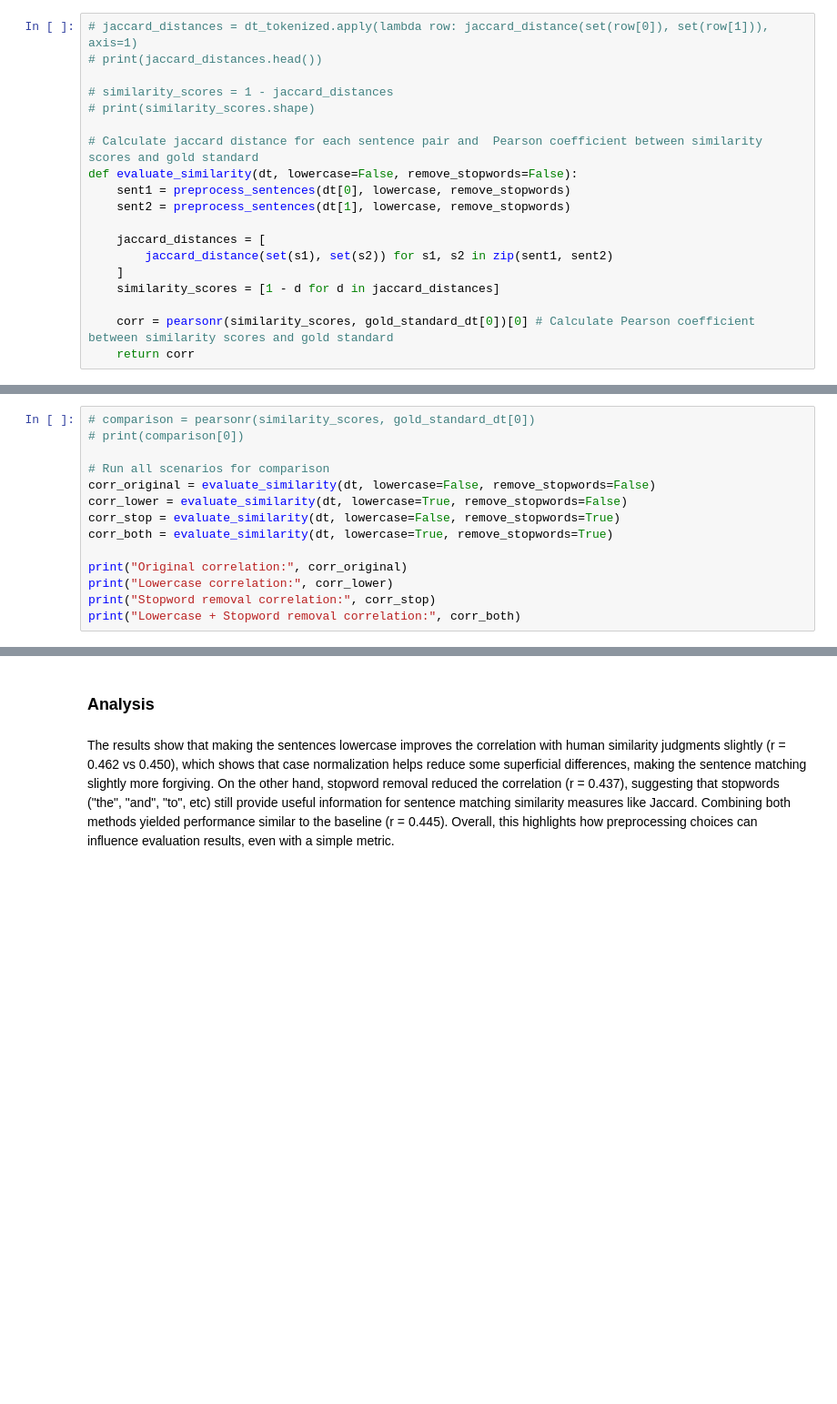
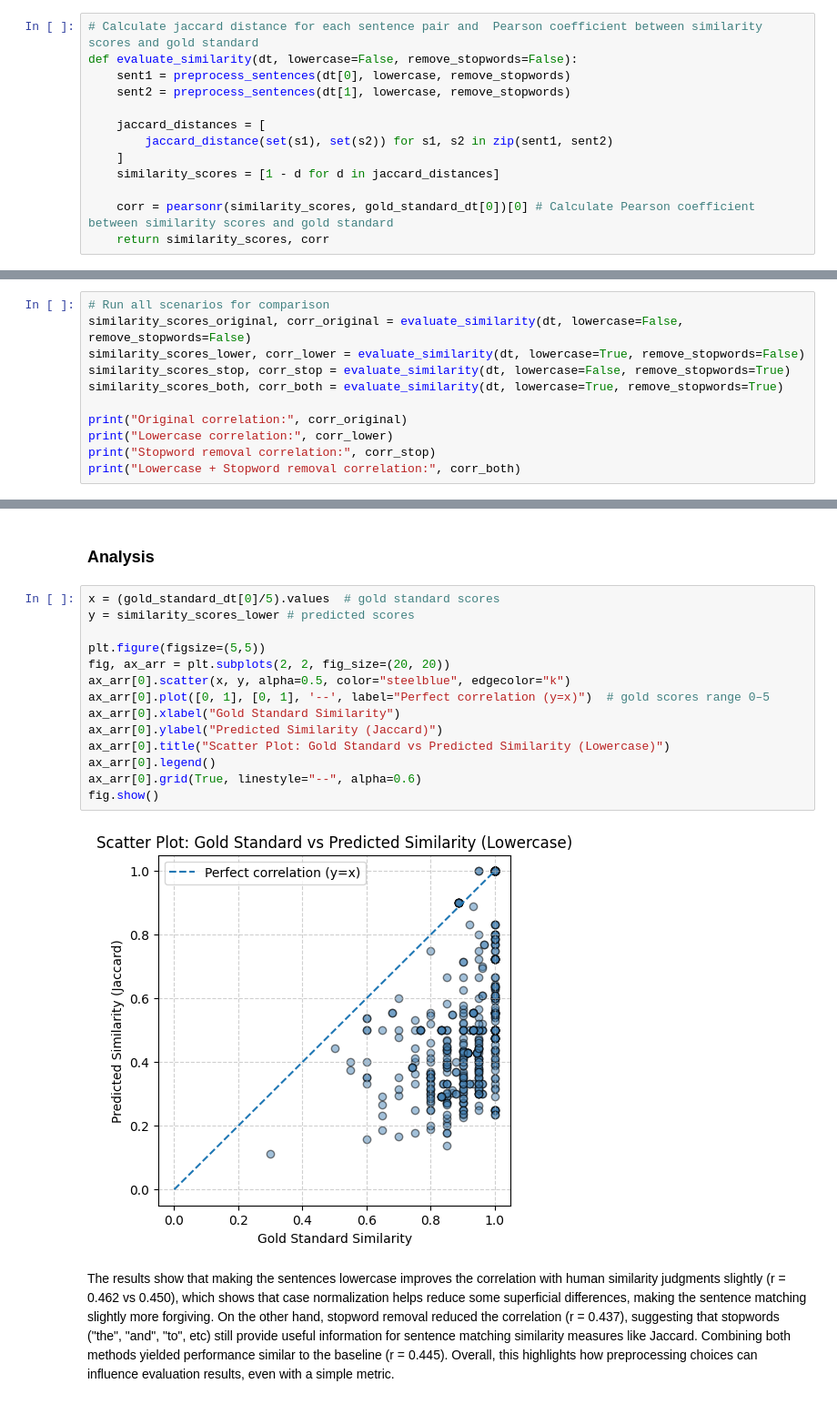
Before and after one commit to danielhess11/Lab2_Sentence_Similarity, a Jupyter notebook: lab2.ipynb, the cells around one changed output, grey strips where cells are left out. Shown: that part at 91% size. Drawn from its saved outputs; the diff is of its cells as text; blank space fills up the shorter version.

```diff
--- a/lab2.ipynb
+++ b/lab2.ipynb
@@ -53,12 +44,6 @@ def preprocess_sentences(sentences, lowercase=False, remove_stopwords=False):
 # %% [markdown]
 ### Similarity evaluation
 # %%
-# jaccard_distances = dt_tokenized.apply(lambda row: jaccard_distance(set(row[0]), set(row[1])), axis=1)
-# print(jaccard_distances.head())
-
-# similarity_scores = 1 - jaccard_distances
-# print(similarity_scores.shape)
-
 # Calculate jaccard distance for each sentence pair and  Pearson coefficient between similarity scores and gold standard
 def evaluate_similarity(dt, lowercase=False, remove_stopwords=False):
     sent1 = preprocess_sentences(dt[0], lowercase, remove_stopwords)
@@ -70,18 +55,15 @@ def evaluate_similarity(dt, lowercase=False, remove_stopwords=False):
     similarity_scores = [1 - d for d in jaccard_distances]
 
     corr = pearsonr(similarity_scores, gold_standard_dt[0])[0] # Calculate Pearson coefficient between similarity scores and gold standard
-    return corr
+    return similarity_scores, corr
 # %% [markdown]
 ### Run cases
 # %%
-# comparison = pearsonr(similarity_scores, gold_standard_dt[0])
-# print(comparison[0])
-
 # Run all scenarios for comparison
-corr_original = evaluate_similarity(dt, lowercase=False, remove_stopwords=False)
-corr_lower = evaluate_similarity(dt, lowercase=True, remove_stopwords=False)
-corr_stop = evaluate_similarity(dt, lowercase=False, remove_stopwords=True)
-corr_both = evaluate_similarity(dt, lowercase=True, remove_stopwords=True)
+similarity_scores_original, corr_original = evaluate_similarity(dt, lowercase=False, remove_stopwords=False)
+similarity_scores_lower, corr_lower = evaluate_similarity(dt, lowercase=True, remove_stopwords=False)
+similarity_scores_stop, corr_stop = evaluate_similarity(dt, lowercase=False, remove_stopwords=True)
+similarity_scores_both, corr_both = evaluate_similarity(dt, lowercase=True, remove_stopwords=True)
 
 print("Original correlation:", corr_original)
 print("Lowercase correlation:", corr_lower)
@@ -90,4 +77,20 @@ print("Lowercase + Stopword removal correlation:", corr_both)
 # %% [markdown]
 ### Analysis
+# %%
+x = (gold_standard_dt[0]/5).values  # gold standard scores
+y = similarity_scores_lower # predicted scores
+
+plt.figure(figsize=(5,5))
+fig, ax_arr = plt.subplots(2, 2, fig_size=(20, 20))
+ax_arr[0].scatter(x, y, alpha=0.5, color="steelblue", edgecolor="k")
+ax_arr[0].plot([0, 1], [0, 1], '--', label="Perfect correlation (y=x)")  # gold scores range 0–5
+ax_arr[0].xlabel("Gold Standard Similarity")
+ax_arr[0].ylabel("Predicted Similarity (Jaccard)")
+ax_arr[0].title("Scatter Plot: Gold Standard vs Predicted Similarity (Lowercase)")
+ax_arr[0].legend()
+ax_arr[0].grid(True, linestyle="--", alpha=0.6)
+fig.show()
+# %% [output]
+[figure, added]
 # %% [markdown]
 The results show that making the sentences lowercase improves the correlation with human similarity judgments slightly (r = 0.462 vs 0.450), which shows that case normalization helps reduce some superficial differences, making the sentence matching slightly more forgiving. On the other hand, stopword removal reduced the correlation (r = 0.437), suggesting that stopwords ("the", "and", "to", etc) still provide useful information for sentence matching similarity measures like Jaccard. Combining both methods yielded performance similar to the baseline (r = 0.445). Overall, this highlights how preprocessing choices can influence evaluation results, even with a simple metric.
```
Also changed, not shown: parts of 5 cells of this notebook.
